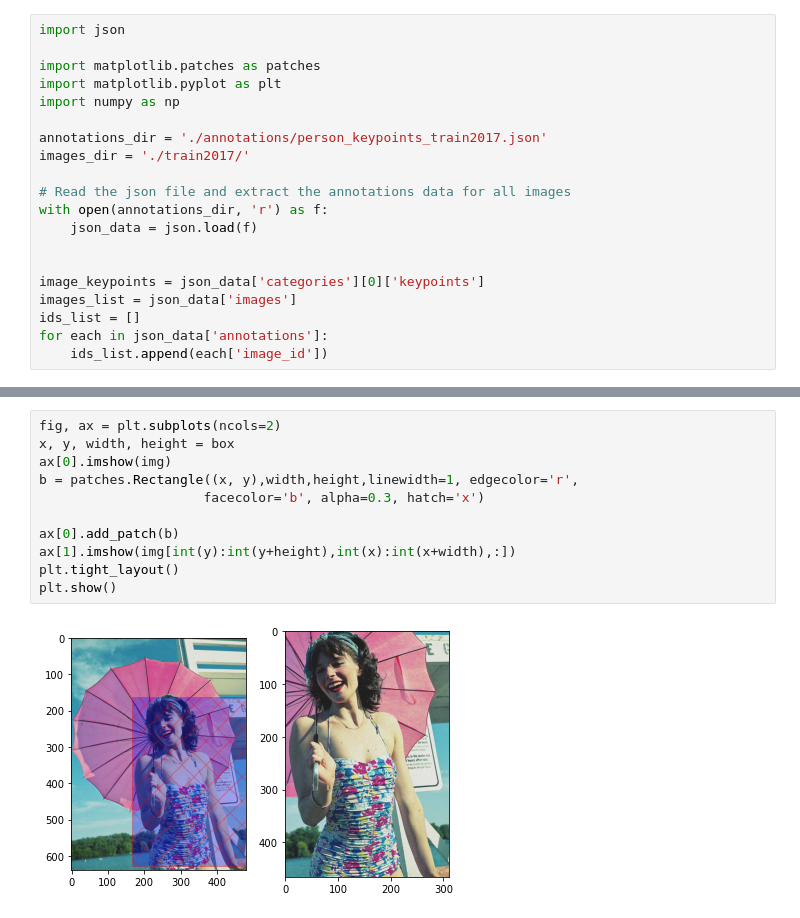
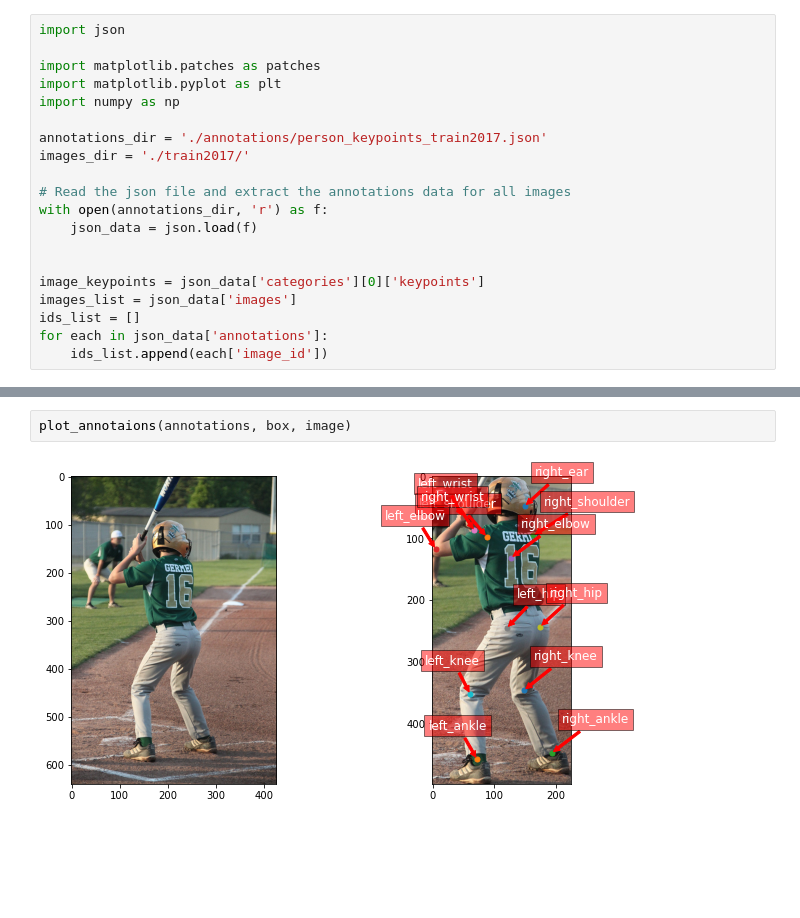
Before and after one commit to plagiagia/HumanPoseEstimator, a Jupyter notebook: 01.HumanPoseEstimator.ipynb, the cells around one changed output, grey strips where cells are left out. Saved outputs shown, nothing was run; the diff lists cells and outputs as text; blank space fills up the shorter version.

```diff
--- a/01.HumanPoseEstimator.ipynb
+++ b/01.HumanPoseEstimator.ipynb
@@ -164,13 +193,4 @@ plt.show()
-# %%
-fig, ax = plt.subplots(ncols=2)
-x, y, width, height = box
-ax[0].imshow(img)
-b = patches.Rectangle((x, y),width,height,linewidth=1, edgecolor='r',
-                     facecolor='b', alpha=0.3, hatch='x')
-
-ax[0].add_patch(b)
-ax[1].imshow(img[int(y):int(y+height),int(x):int(x+width),:])
-plt.tight_layout()
-plt.show()
-# %% [output]
-[figure, removed]
+# %%
+plot_annotaions(annotations, box, image)
+# %% [output]
+[figure, added]
```
Also changed, not shown: parts of 9 cells of this notebook.
